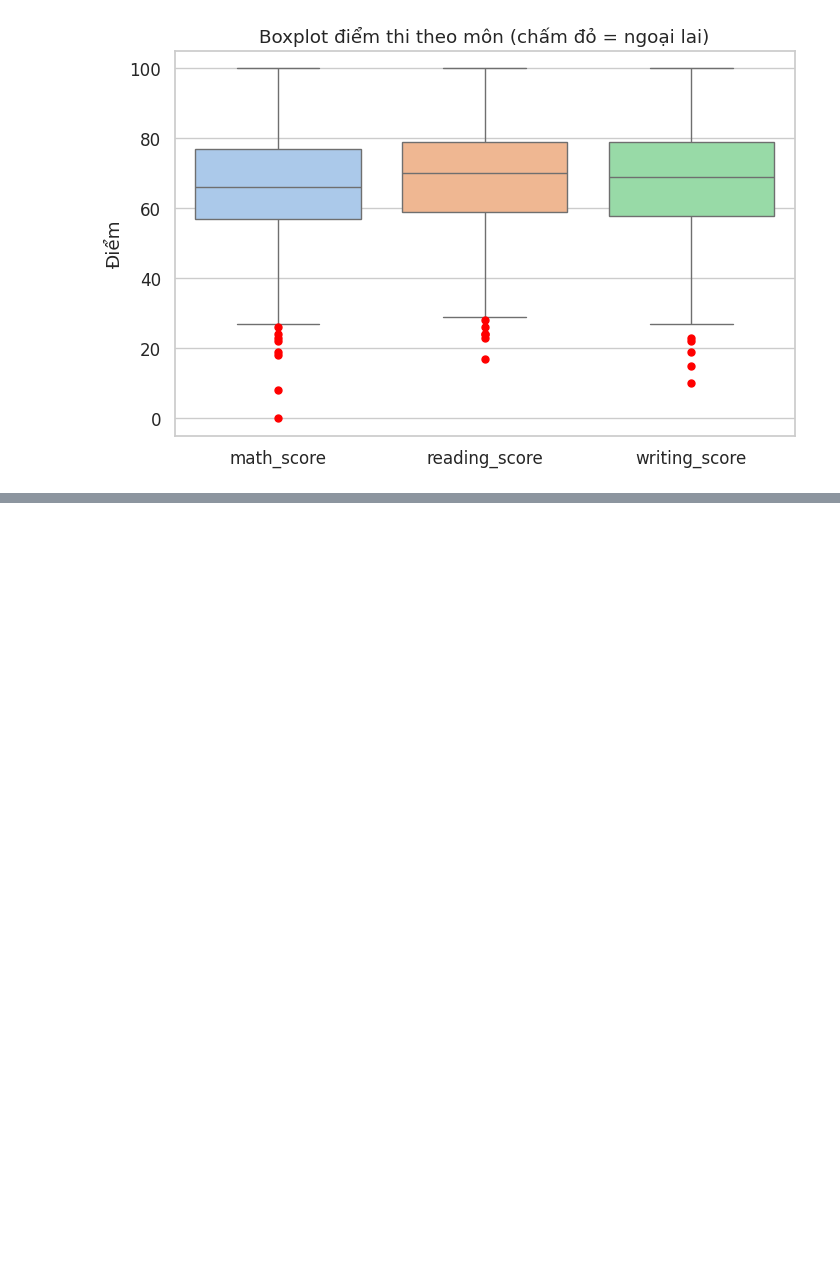
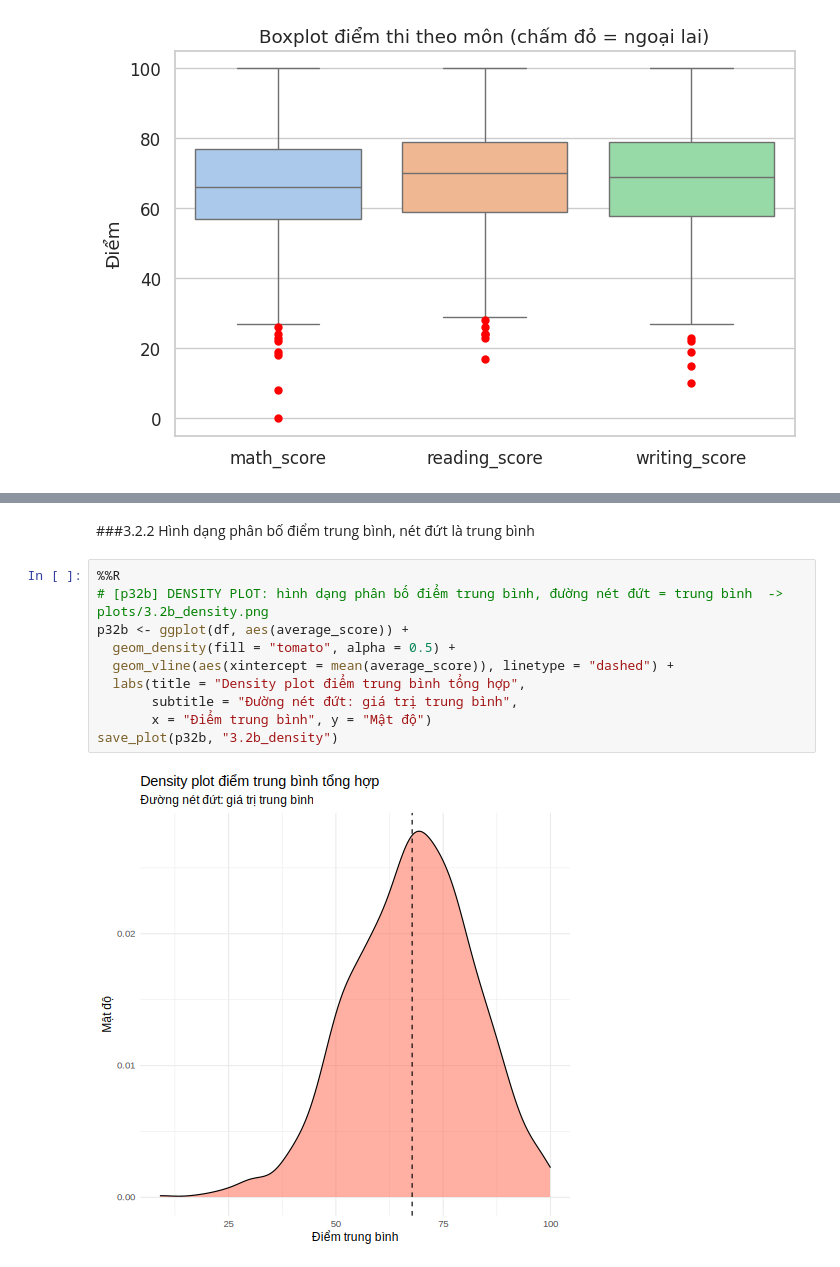
Before and after one commit to 25-DoThanQuocKhanh-24174600024/DHKL18A1HN_Do_An_Nhom_2_CD_3, a Jupyter notebook: Đồ_Án_1_Nhóm_2_2_DHKL18A1HN.ipynb, the cells around one changed output, grey strips where cells are left out. Saved outputs shown, nothing was run; the diff lists cells and outputs as text; blank space fills up the shorter version.

```diff
--- a/Đồ_Án_1_Nhóm_2_2_DHKL18A1HN.ipynb
+++ b/Đồ_Án_1_Nhóm_2_2_DHKL18A1HN.ipynb
@@ -953,0 +1014,14 @@ plt.show()
+# %% [markdown]
+###3.2.2 Hình dạng phân bố điểm trung bình, nét đứt là trung bình
+# %%
+%%R
+# [p32b] DENSITY PLOT: hình dạng phân bố điểm trung bình, đường nét đứt = trung bình  -> plots/3.2b_density.png
+p32b <- ggplot(df, aes(average_score)) +
+  geom_density(fill = "tomato", alpha = 0.5) +
+  geom_vline(aes(xintercept = mean(average_score)), linetype = "dashed") +
+  labs(title = "Density plot điểm trung bình tổng hợp",
+       subtitle = "Đường nét đứt: giá trị trung bình",
+       x = "Điểm trung bình", y = "Mật độ")
+save_plot(p32b, "3.2b_density")
+# %% [output]
+[figure, added]
```
Also changed, not shown: parts of 42 cells of this notebook.
